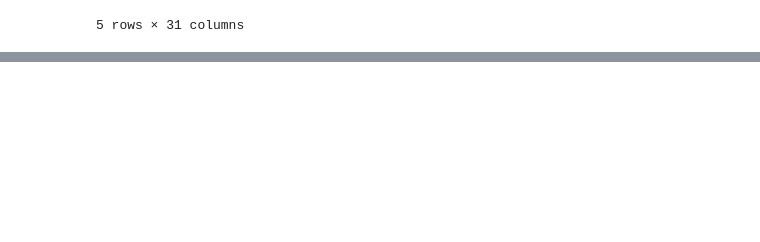
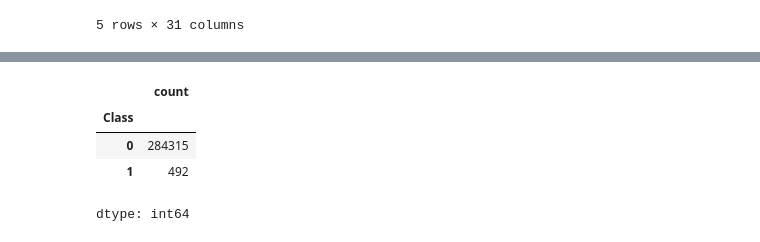
Before and after one commit to Athotakb88/CodSoft-DataScience-Internship, a Jupyter notebook: Credit_Card_Fraud_Detection.ipynb, the cells around one changed output, grey strips where cells are left out. Saved outputs shown, nothing was run; the diff lists cells and outputs as text; code cells hidden in the pictures; blank space fills up the shorter version.

```diff
--- a/Credit_Card_Fraud_Detection.ipynb
+++ b/Credit_Card_Fraud_Detection.ipynb
@@ -105,0 +100,9 @@ Use StandardScaler or MinMaxScaler
+# %%
+#Class Distribution
+data['Class'].value_counts()
+# %% [output]
+|  | count |
+| Class |  |
+| 0 | 284315 |
+| 1 | 492 |
+dtype: int64
```
Also changed, not shown: parts of 32 cells of this notebook.
